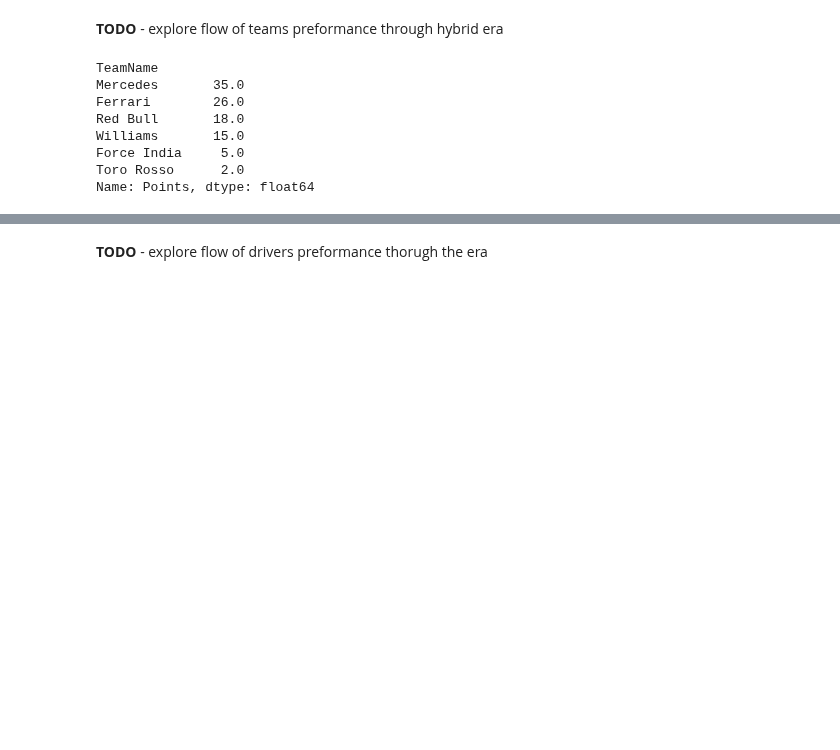
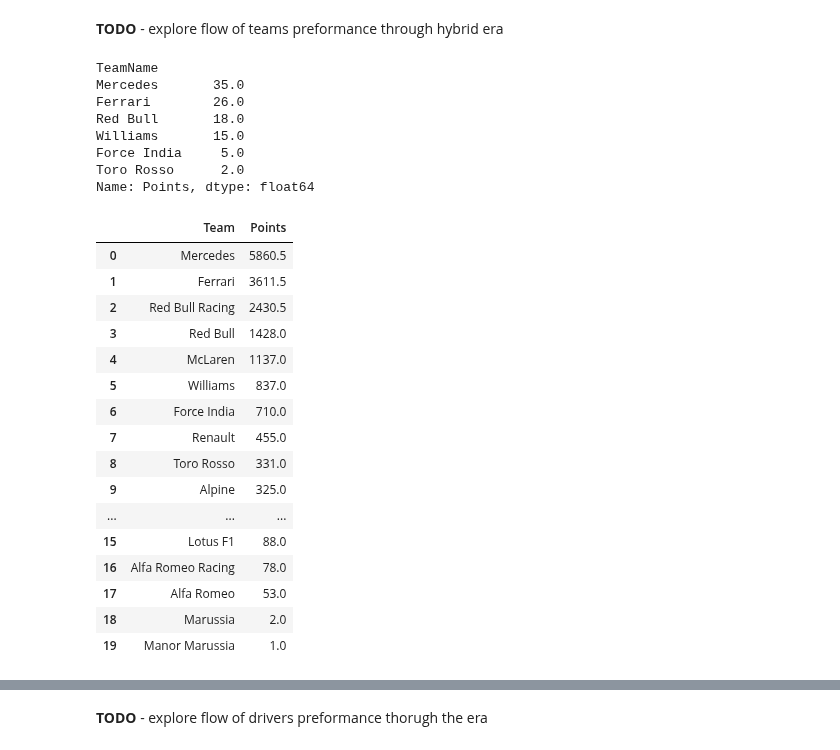
Before and after one commit to Zoibderg/F1-Analysis, a Jupyter notebook: Hybrid_Era_Analysis.ipynb, the cells around one changed output, grey strips where cells are left out. Cells and saved outputs as stored; diff of their text form; code cells hidden in the pictures; blank space fills up the shorter version.

```diff
--- a/Hybrid_Era_Analysis.ipynb
+++ b/Hybrid_Era_Analysis.ipynb
@@ -520,3 +520,40 @@ Williams       15.0
 Force India     5.0
 Toro Rosso      2.0
 Name: Points, dtype: float64
+# %%
+total_scores = None
+
+for year in hybrid_event_data.index:
+    # print(year)
+    for event in hybrid_event_data.columns:
+        if event in list(hybrid_events.loc[year]):
+            # print(event)
+            event_scores = hybrid_event_data.loc[year, event][hybrid_event_data.loc[year, event].Points > 0]
+            event_scores_teams = event_scores.groupby('TeamName').Points.sum()
+            # event_scores_teams = event_scores_teams.sort_values(ascending=False)
+            if total_scores is None:
+                total_scores = event_scores_teams
+            else:
+                total_scores = total_scores.add(event_scores_teams, fill_value=0)
+
+total_scores = total_scores.sort_values(ascending=False)
+total_scores = pd.DataFrame({'Team':total_scores.index, 'Points':total_scores.values})
+total_scores
+# %% [output]
+|  | Team | Points |
+| 0 | Mercedes | 5860.5 |
+| 1 | Ferrari | 3611.5 |
+| 2 | Red Bull Racing | 2430.5 |
+| 3 | Red Bull | 1428.0 |
+| 4 | McLaren | 1137.0 |
+| 5 | Williams | 837.0 |
+| 6 | Force India | 710.0 |
+| 7 | Renault | 455.0 |
+| 8 | Toro Rosso | 331.0 |
+| 9 | Alpine | 325.0 |
+| ... | ... | ... |
+| 15 | Lotus F1 | 88.0 |
+| 16 | Alfa Romeo Racing | 78.0 |
+| 17 | Alfa Romeo | 53.0 |
+| 18 | Marussia | 2.0 |
+| 19 | Manor Marussia | 1.0 |
```
Also changed, not shown: parts of 4 cells of this notebook.
